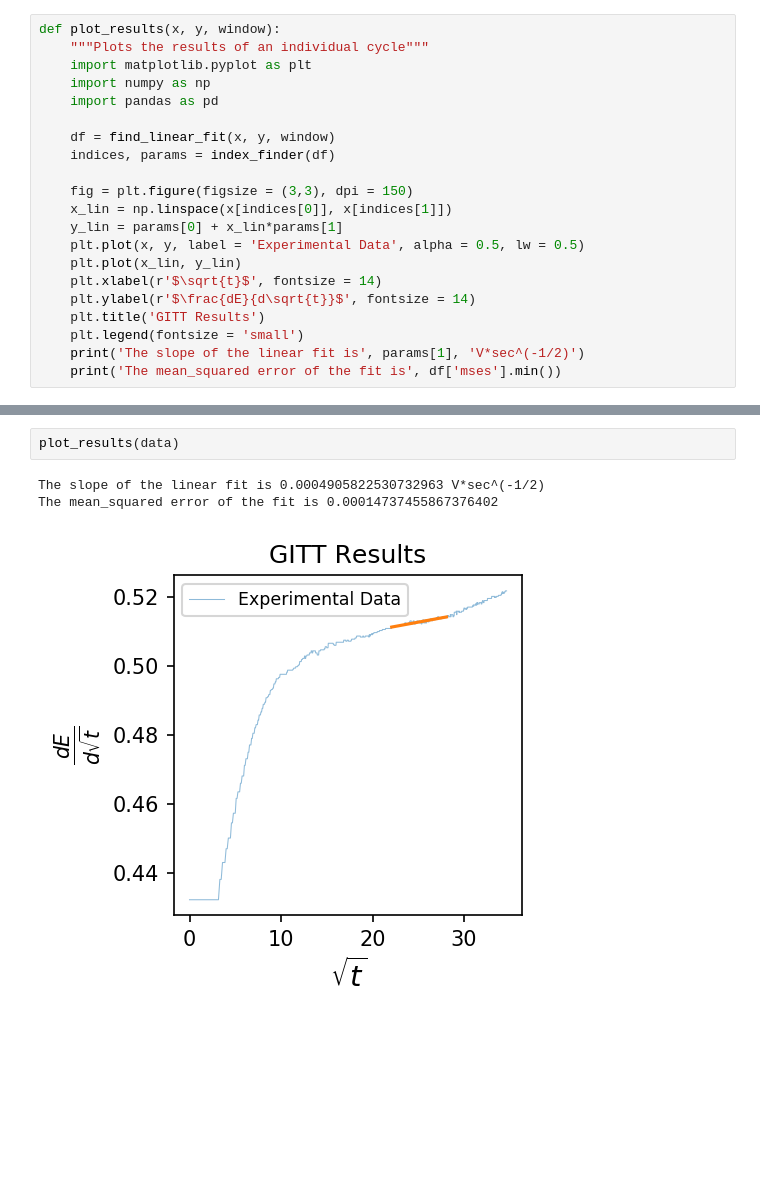
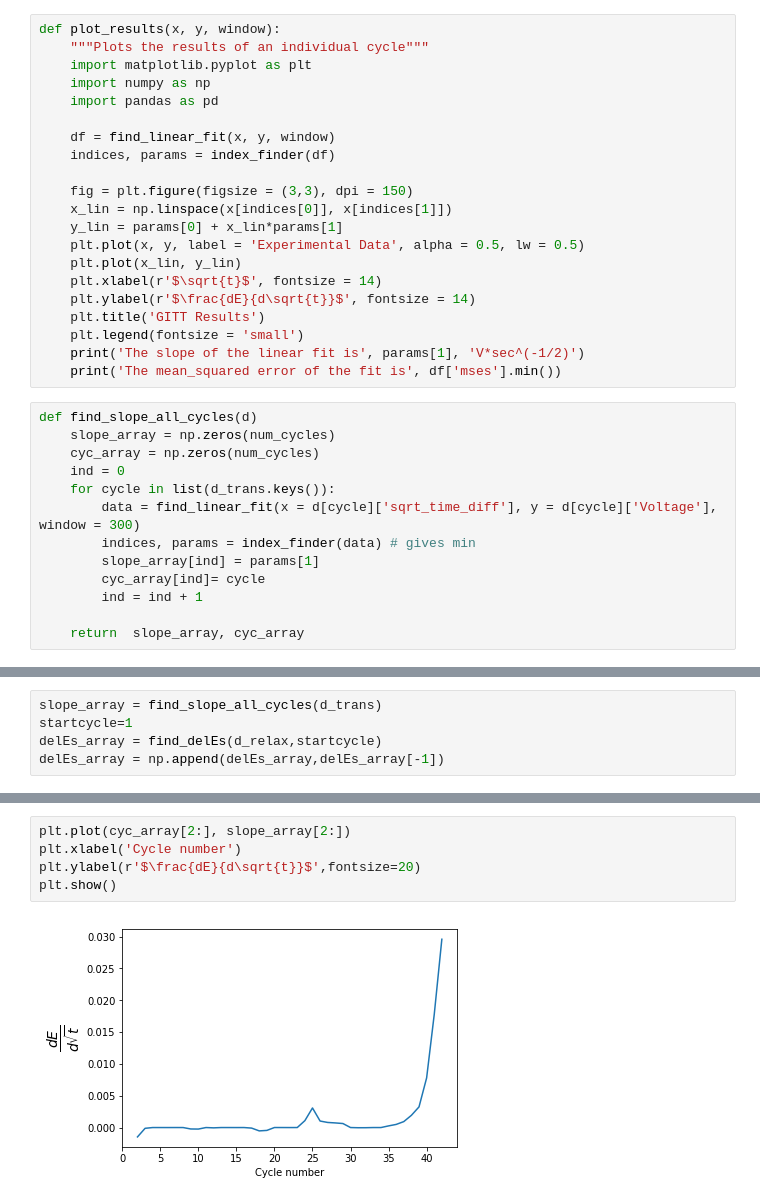
Before and after one commit to vwhu/gitt_toolkit, a Jupyter notebook: gitt_functions.ipynb, the cells around one changed output, grey strips where cells are left out. Saved outputs shown, nothing was run; the diff lists cells and outputs as text; blank space fills up the shorter version.

```diff
--- a/gitt_functions.ipynb
+++ b/gitt_functions.ipynb
@@ -150,6 +179,19 @@ def plot_results(x, y, window):
     plt.legend(fontsize = 'small')
     print('The slope of the linear fit is', params[1], 'V*sec^(-1/2)')
     print('The mean_squared error of the fit is', df['mses'].min())
+# %%
+def find_slope_all_cycles(d)
+    slope_array = np.zeros(num_cycles)
+    cyc_array = np.zeros(num_cycles)
+    ind = 0
+    for cycle in list(d_trans.keys()):
+        data = find_linear_fit(x = d[cycle]['sqrt_time_diff'], y = d[cycle]['Voltage'], window = 300)
+        indices, params = index_finder(data) # gives min
+        slope_array[ind] = params[1]
+        cyc_array[ind]= cycle
+        ind = ind + 1
+
+    return  slope_array, cyc_array
 # %%
 gitt = pd.read_csv('./gitt1.csv')
 gitt = fixing_time_str(gitt)
@@ -157,0 +202,5 @@ d = transient_pulses(gitt)
+# %%
+slope_array = find_slope_all_cycles(d_trans)
+startcycle=1
+delEs_array = find_delEs(d_relax,startcycle)
+delEs_array = np.append(delEs_array,delEs_array[-1])
@@ -168,6 +236,7 @@ The mean_squared error of the fit is 3.5538980592406835e-08
-# %%
-plot_results(data)
-# %% [output]
-The slope of the linear fit is 0.0004905822530732963 V*sec^(-1/2)
-The mean_squared error of the fit is 0.00014737455867376402
-[figure, removed]
+# %%
+plt.plot(cyc_array[2:], slope_array[2:])
+plt.xlabel('Cycle number')
+plt.ylabel(r'$\frac{dE}{d\sqrt{t}}$',fontsize=20)
+plt.show()
+# %% [output]
+[figure, added]
```
Also changed, not shown: parts of 8 cells of this notebook, 1 other file.
